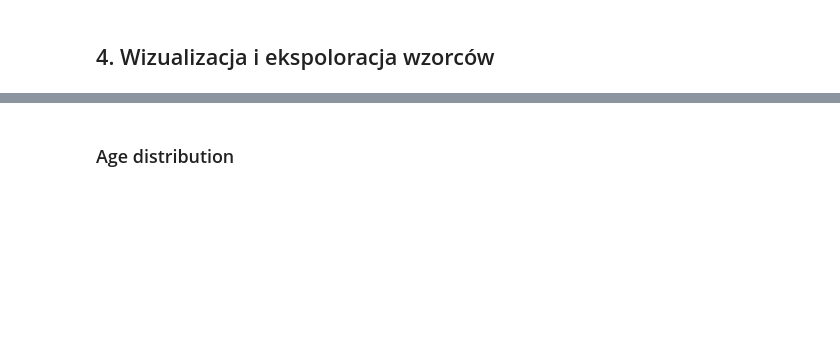
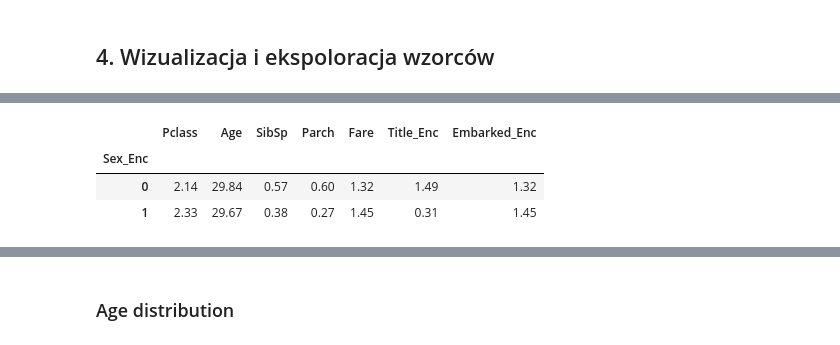
Before and after one commit to Dominik-Sidorczuk/Dominik-Projects, a Jupyter notebook: Titanic/Titanic.ipynb, the cells around one changed output, grey strips where cells are left out. Cells and saved outputs as stored; diff of their text form; code cells hidden in the pictures; blank space fills up the shorter version.

```diff
--- a/Titanic/Titanic.ipynb
+++ b/Titanic/Titanic.ipynb
@@ -224,0 +328,5 @@ Titanic
+# %%
+test[['Age', 'Fare']] = test[['Age', 'Fare']].astype(np.float32)
+columns_to_convert = ['Pclass', 'SibSp', 'Parch', 'Sex_Enc', 'Embarked_Enc', 'Title_Enc']
+test[columns_to_convert] = test[columns_to_convert].astype(np.int16)
+test.info()
@@ -229,2 +358,9 @@ Titanic.groupby('Sex_Enc').mean().round(2)
+# %%
+test.groupby('Sex_Enc').mean().round(2)
+# %% [output]
+|  | Pclass | Age | SibSp | Parch | Fare | Title_Enc | Embarked_Enc |
+| Sex_Enc |  |  |  |  |  |  |  |
+| 0 | 2.14 | 29.84 | 0.57 | 0.60 | 1.32 | 1.49 | 1.32 |
+| 1 | 2.33 | 29.67 | 0.38 | 0.27 | 1.45 | 0.31 | 1.45 |
 # %%
 Titanic.groupby('Survived').mean().round(2)
```
Also changed, not shown: parts of 29 cells of this notebook.
